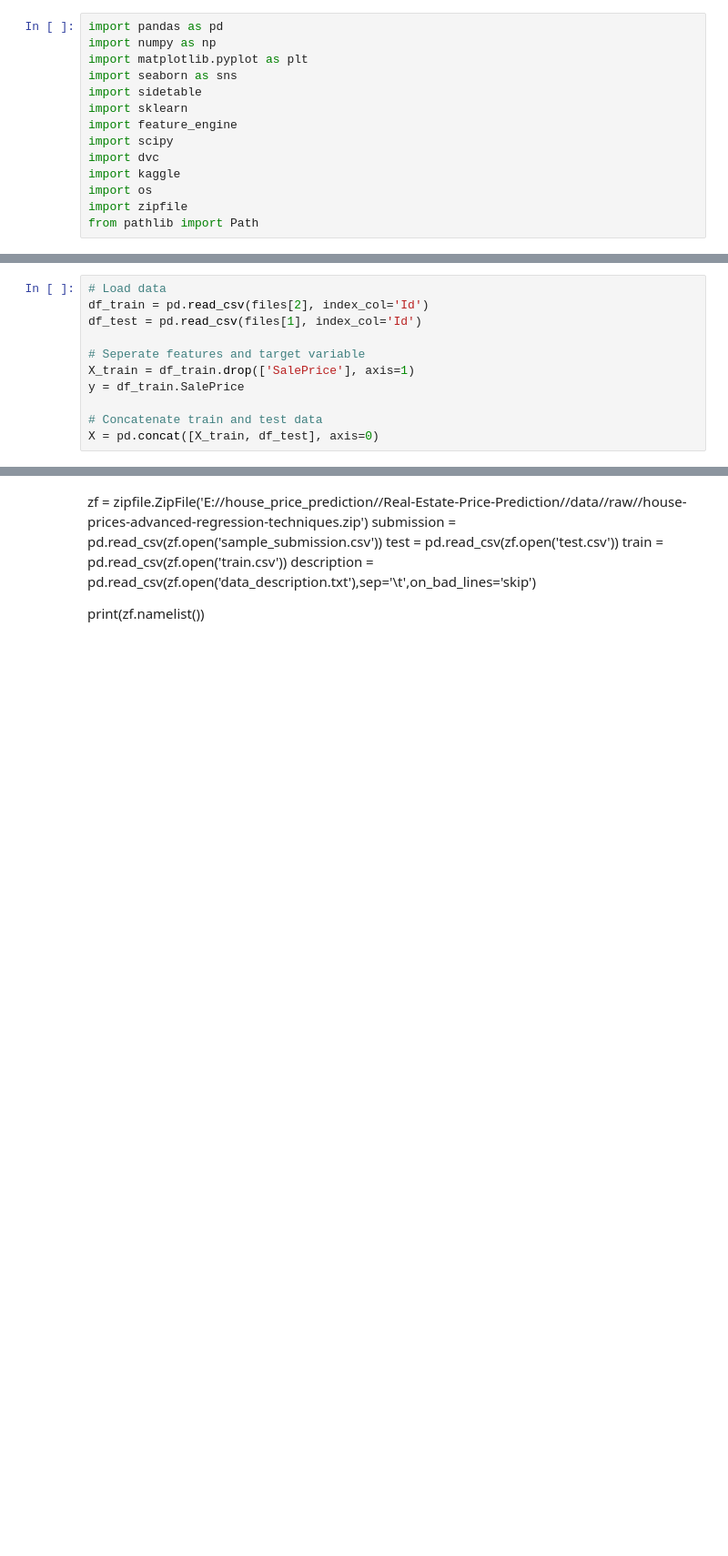
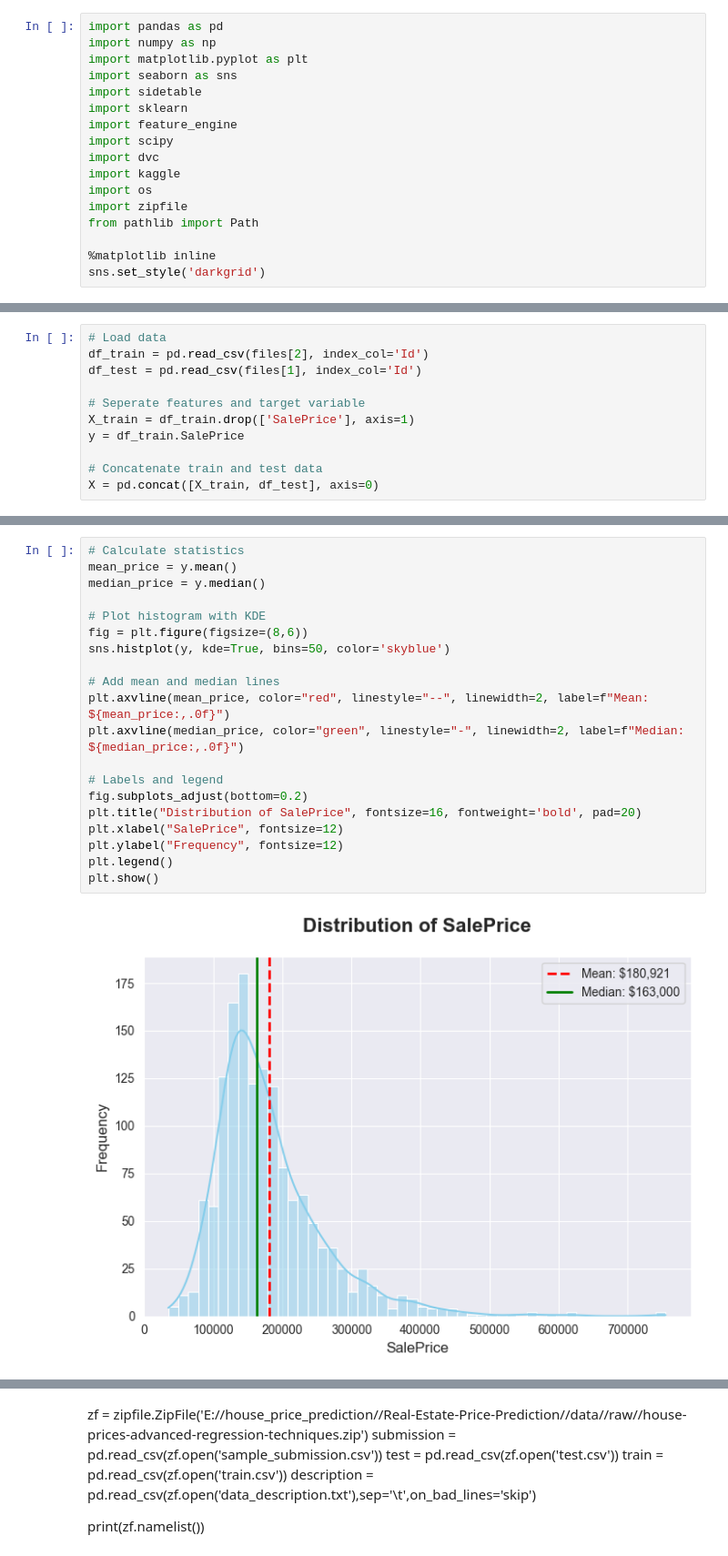
Before and after one commit to annugit1655/Real-Estate-Price-Prediction, a Jupyter notebook: Real-Estate-Price-Prediction/notebooks/house-price.ipynb, the cells around one changed output, grey strips where cells are left out. Shown at 91% size. Drawn from its saved outputs; the diff is of its cells as text; blank space fills up the shorter version.

```diff
--- a/Real-Estate-Price-Prediction/notebooks/house-price.ipynb
+++ b/Real-Estate-Price-Prediction/notebooks/house-price.ipynb
@@ -40,6 +40,9 @@ import kaggle
 import os
 import zipfile
 from pathlib import Path
+
+%matplotlib inline
+sns.set_style('darkgrid')
 # %% [markdown]
 # Display Settings
 # %%
@@ -79,0 +112,22 @@ X = pd.concat([X_train, df_test], axis=0)
+# %%
+# Calculate statistics
+mean_price = y.mean()
+median_price = y.median()
+
+# Plot histogram with KDE
+fig = plt.figure(figsize=(8,6))
+sns.histplot(y, kde=True, bins=50, color='skyblue')
+
+# Add mean and median lines
+plt.axvline(mean_price, color="red", linestyle="--", linewidth=2, label=f"Mean: ${mean_price:,.0f}")
+plt.axvline(median_price, color="green", linestyle="-", linewidth=2, label=f"Median: ${median_price:,.0f}")
+
+# Labels and legend
+fig.subplots_adjust(bottom=0.2)
+plt.title("Distribution of SalePrice", fontsize=16, fontweight='bold', pad=20)
+plt.xlabel("SalePrice", fontsize=12)
+plt.ylabel("Frequency", fontsize=12)
+plt.legend()
+plt.show()
+# %% [output]
+[figure, added]
```
Also changed, not shown: parts of 33 cells of this notebook.
